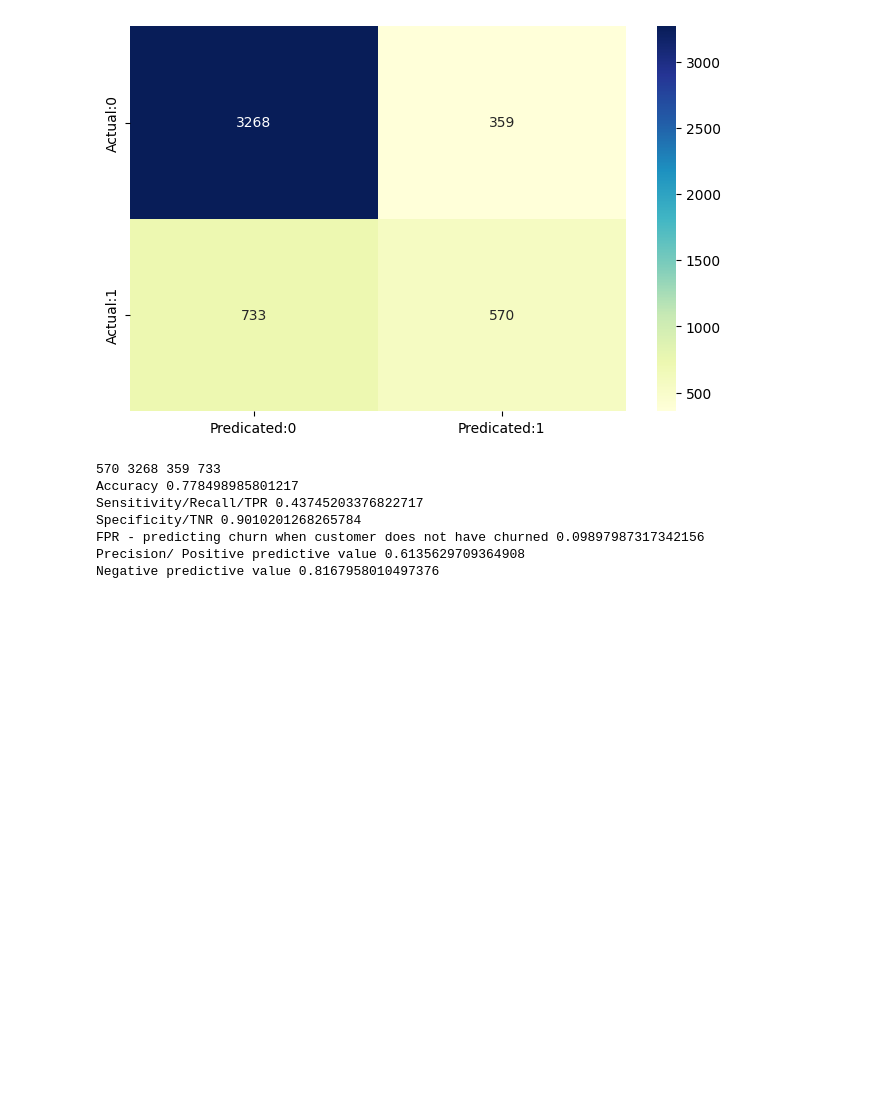
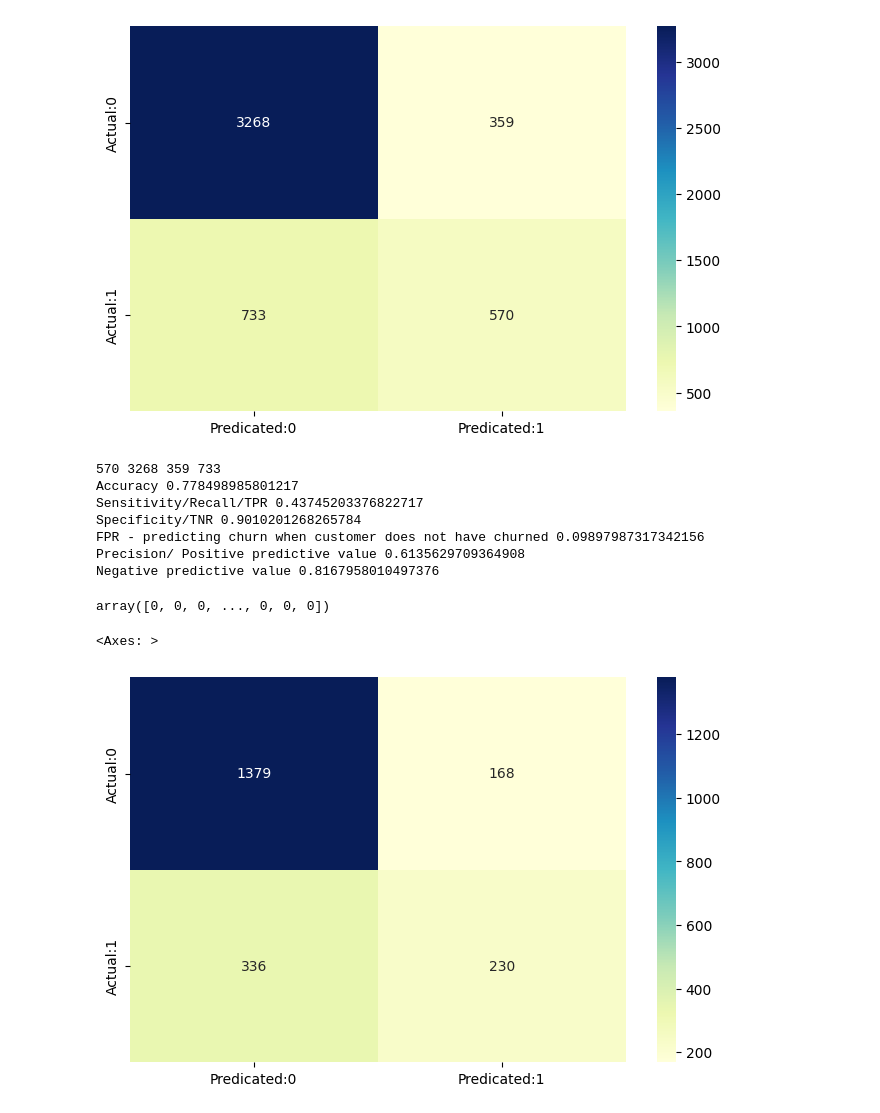
Before and after one commit to kjeyaram-orcl/DataScience, a Jupyter notebook: Telecom_Churn_CaseStudy.ipynb, the cells around one changed output. Saved outputs shown, nothing was run; the diff lists cells and outputs as text; code cells hidden in the pictures; blank space fills up the shorter version.

```diff
--- a/Telecom_Churn_CaseStudy.ipynb
+++ b/Telecom_Churn_CaseStudy.ipynb
@@ -903,3 +906,19 @@ Specificity/TNR 0.9010201268265784
 FPR - predicting churn when customer does not have churned 0.09897987317342156
 Precision/ Positive predictive value 0.6135629709364908
 Negative predictive value 0.8167958010497376
+# %%
+
+y_test_pred=logreg.predict(X_test)
+# %%
+y_test_pred
+# %% [output]
+array([0, 0, 0, ..., 0, 0, 0])
+# %%
+from sklearn.metrics import confusion_matrix,ConfusionMatrixDisplay,recall_score,accuracy_score,precision_score,f1_score
+c_m=confusion_matrix(y_test,y_test_pred)
+cm=pd.DataFrame(data=c_m,columns=['Predicated:0','Predicated:1'],index=['Actual:0','Actual:1'])
+plt.figure(figsize=(8,5))
+sns.heatmap(cm,annot=True,fmt='d',cmap="YlGnBu")
+# %% [output]
+<Axes: >
+[figure, added]
```
Also changed, not shown: parts of 2 cells of this notebook.
